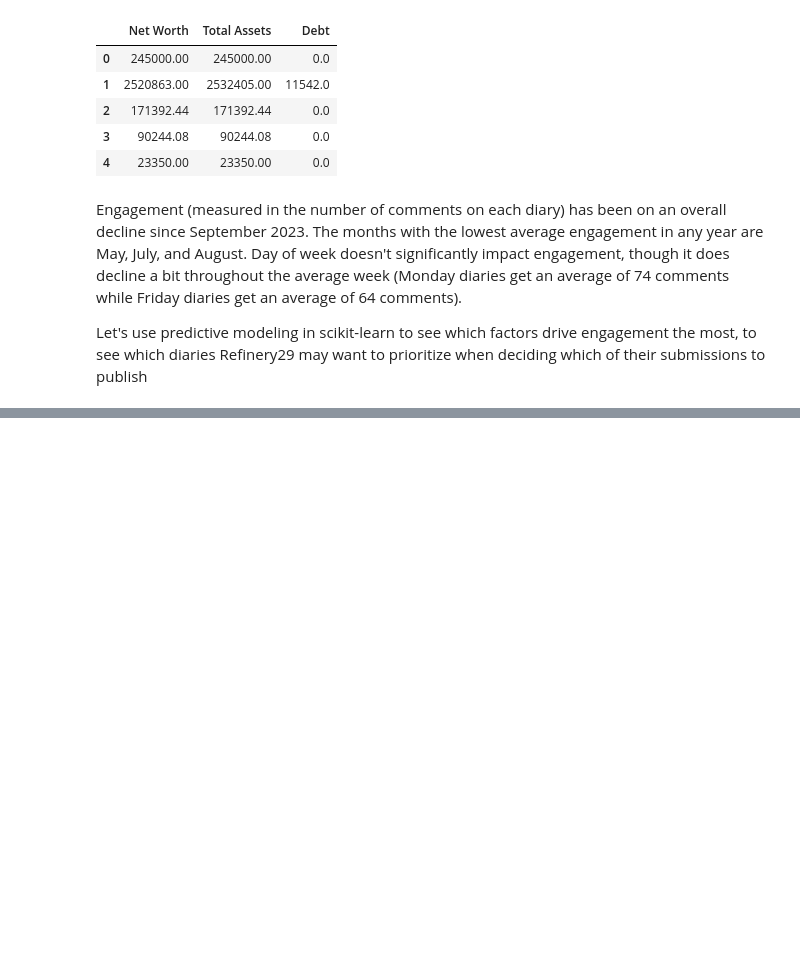
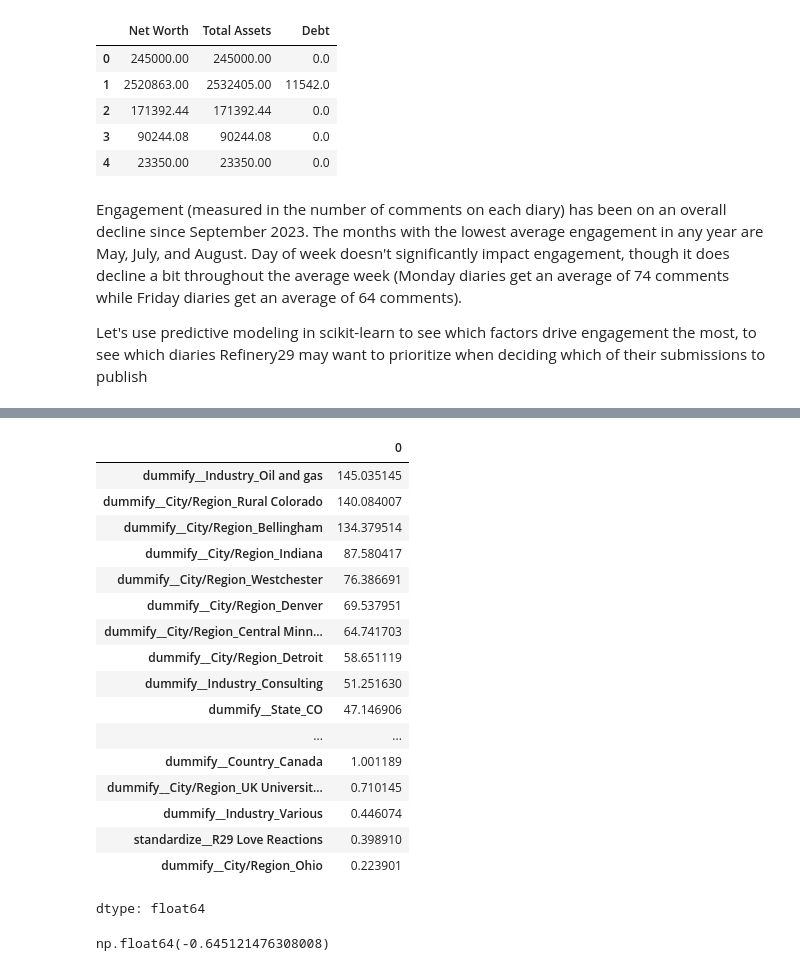
Before and after one commit to mgracie2002/Refinery29-Money-Diaries-Project, a Jupyter notebook: money_diaries_notebook.ipynb, the cells around one changed output, grey strips where cells are left out. Saved outputs shown, nothing was run; the diff lists cells and outputs as text; code cells hidden in the pictures; blank space fills up the shorter version.

Commit message:
Update code
Added some predictive models and feature selection

```diff
--- a/money_diaries_notebook.ipynb
+++ b/money_diaries_notebook.ipynb
@@ -329,0 +343,62 @@ Let's use predictive modeling in scikit-learn to see which factors drive engagem
+# %%
+from sklearn.pipeline import Pipeline
+from sklearn.compose import make_column_selector, ColumnTransformer
+from sklearn.preprocessing import StandardScaler, OneHotEncoder, PolynomialFeatures
+from sklearn.linear_model import LinearRegression
+
+X = md.drop(["Date", "R29 Number of Comments"], axis = 1)
+y = md["R29 Number of Comments"]
+
+ct = ColumnTransformer(
+  [
+    ("dummify",
+    OneHotEncoder(sparse_output = False, handle_unknown="ignore"),
+    make_column_selector(dtype_include=object)),
+    ("standardize",
+    StandardScaler(),
+    make_column_selector(dtype_include=np.number))
+  ],
+  remainder = "passthrough"
+)
+
+lr_pipeline = Pipeline(
+  [("preprocessing", ct),
+  ("linear_regression", LinearRegression())]
+)
+# %%
+# Fit linear regression pipeline on full dataset and interpret some of the important coefficients
+lr_pipeline_fitted = lr_pipeline.fit(X, y)
+lr_coefs = lr_pipeline_fitted.named_steps["linear_regression"].coef_
+
+feature_names = ct.get_feature_names_out()
+pd.set_option("display.max_rows", None)
+pd.set_option("display.float_format", "{:.6f}".format) # makes sure output is not in scientific notation
+pd.Series(abs(lr_coefs), index=feature_names).sort_values(ascending=False) # I'm viewing the coefficients by absolute numbers first,
+                                                                            # then once I narrow down the most important features, I will
+                                                                            # set them back to positive and negative
+# %% [output]
+|  | 0 |
+| dummify__Industry_Oil and gas | 145.035145 |
+| dummify__City/Region_Rural Colorado | 140.084007 |
+| dummify__City/Region_Bellingham | 134.379514 |
+| dummify__City/Region_Indiana | 87.580417 |
+| dummify__City/Region_Westchester | 76.386691 |
+| dummify__City/Region_Denver | 69.537951 |
+| dummify__City/Region_Central Minn... | 64.741703 |
+| dummify__City/Region_Detroit | 58.651119 |
+| dummify__Industry_Consulting | 51.251630 |
+| dummify__State_CO | 47.146906 |
+| ... | ... |
+| dummify__Country_Canada | 1.001189 |
+| dummify__City/Region_UK Universit... | 0.710145 |
+| dummify__Industry_Various | 0.446074 |
+| standardize__R29 Love Reactions | 0.398910 |
+| dummify__City/Region_Ohio | 0.223901 |
+dtype: float64
+# %%
+# Use cross-validation to estimate R-squared
+from sklearn.model_selection import cross_val_score
+scores = cross_val_score(lr_pipeline, X, y, cv=5, scoring="r2")
+scores.mean()
+# %% [output]
+np.float64(-0.645121476308008)
```
Also changed, not shown: parts of 15 cells of this notebook.
